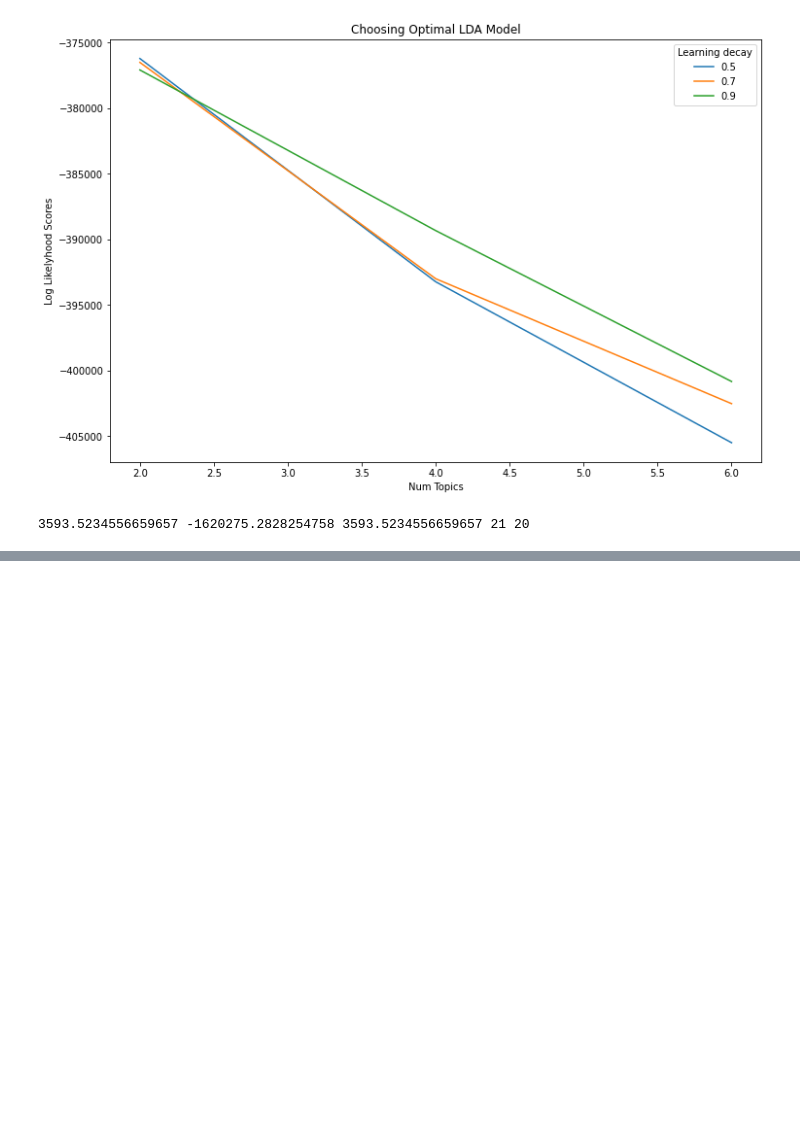
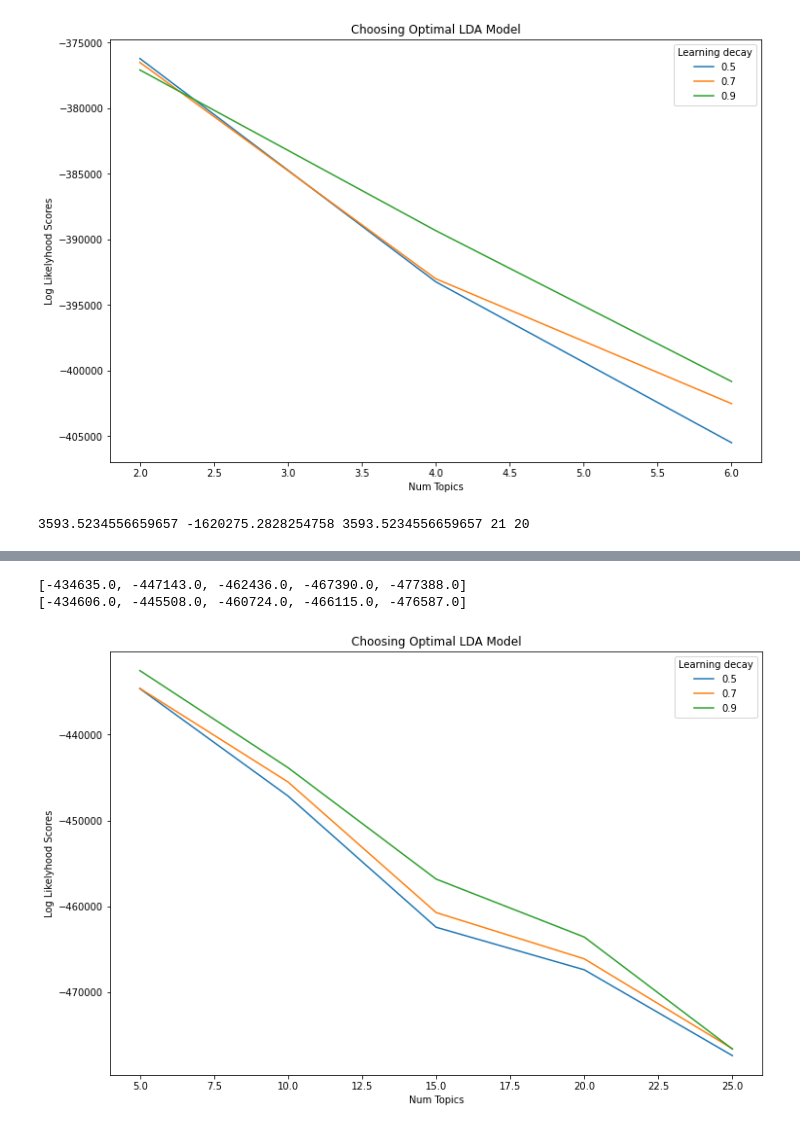
Before and after one commit to brinkpku/extended_lda, a Jupyter notebook: test.ipynb, the cells around one changed output, grey strips where cells are left out. Saved outputs shown, nothing was run; the diff lists cells and outputs as text; code cells hidden in the pictures; blank space fills up the shorter version.

```diff
--- a/test.ipynb
+++ b/test.ipynb
@@ -228,3 +321,27 @@ func extract_feature exec time: 0.44123172760009766
+# %%
+n_topics = list(range(5,30,5))
+score = 'mean_test_score'
+# score = 'std_test_score'
+log_likelyhoods_5 = [round(s) for s in model.cv_results_[score][:len(n_topics)]]
+log_likelyhoods_7 = [round(s) for s in model.cv_results_[score][len(n_topics):2*len(n_topics)]]
+log_likelyhoods_9 = [round(s) for s in model.cv_results_[score][2*len(n_topics):3*len(n_topics)]]
+
+# Show graph
+plt.figure(figsize=(12, 8))
+print(log_likelyhoods_5)
+print(log_likelyhoods_7)
+plt.plot(n_topics, log_likelyhoods_5, label='0.5')
+plt.plot(n_topics, log_likelyhoods_7, label='0.7')
+plt.plot(n_topics, log_likelyhoods_9, label='0.9')
+plt.title("Choosing Optimal LDA Model")
+plt.xlabel("Num Topics")
+plt.ylabel("Log Likelyhood Scores")
+plt.legend(title='Learning decay', loc='best')
+plt.show()
+# %% [output]
+[-434635.0, -447143.0, -462436.0, -467390.0, -477388.0]
+[-434606.0, -445508.0, -460724.0, -466115.0, -476587.0]
+[figure, added]
 # %%
 lda.print_topics(topic_word, terms, doc_topic)
 top_terms, top_docs = lda.get_topics(topic_word, terms, doc_topic)
```
Also changed, not shown: parts of 7 cells of this notebook, 1 other file.
